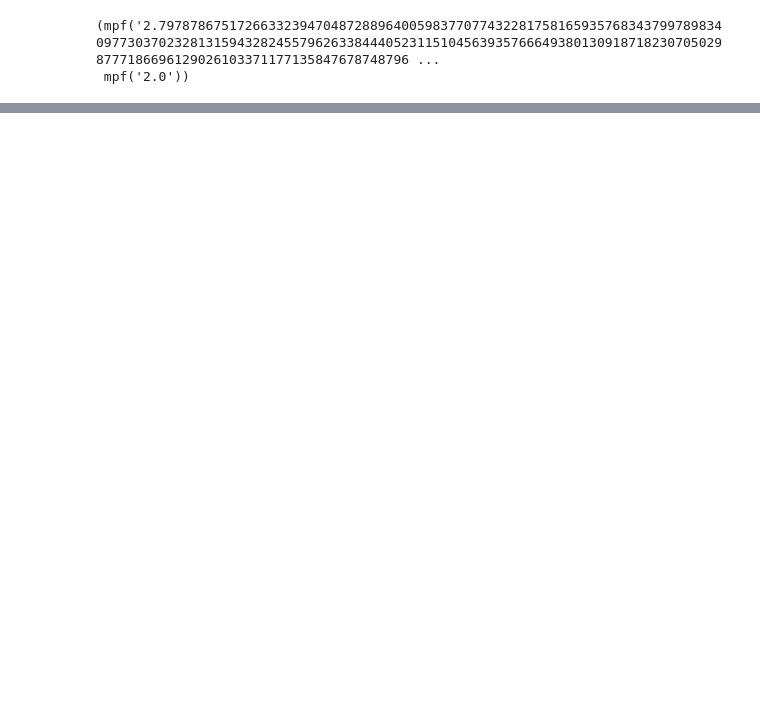
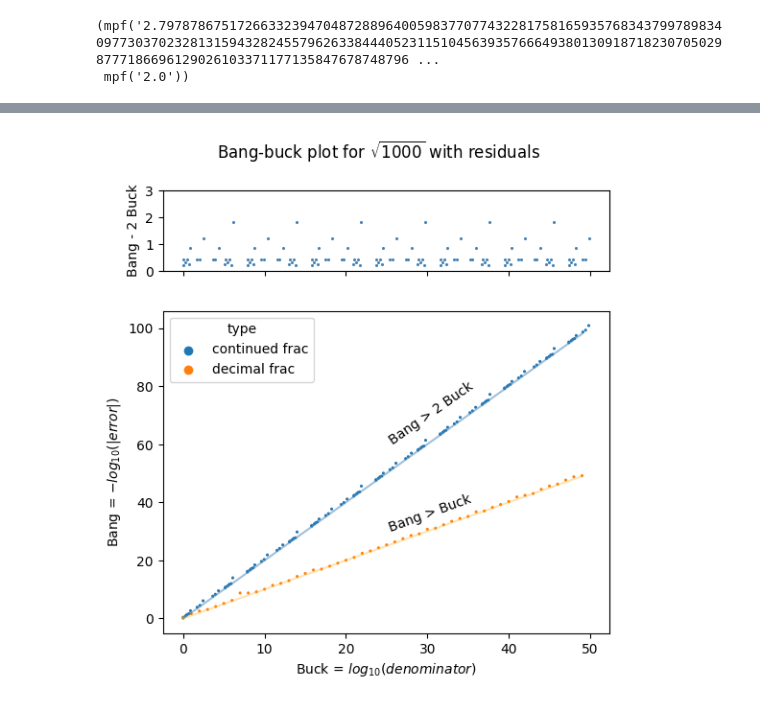
Before and after one commit to MartyWeissman/MiscMath, a Jupyter notebook: DiophApprox_BangBuck.ipynb, the cells around one changed output, grey strips where cells are left out. Cells and saved outputs as stored; diff of their text form; code cells hidden in the pictures; blank space fills up the shorter version.

```diff
--- a/DiophApprox_BangBuck.ipynb
+++ b/DiophApprox_BangBuck.ipynb
@@ -69,0 +113,4 @@ p,q,r = decfrac(mp.pi)
+# %%
+bbplot_res(mp.sqrt(1000), title_num='$\sqrt{1000}$')
+# %% [output]
+[figure, added]
```
Also changed, not shown: parts of 17 cells of this notebook.
